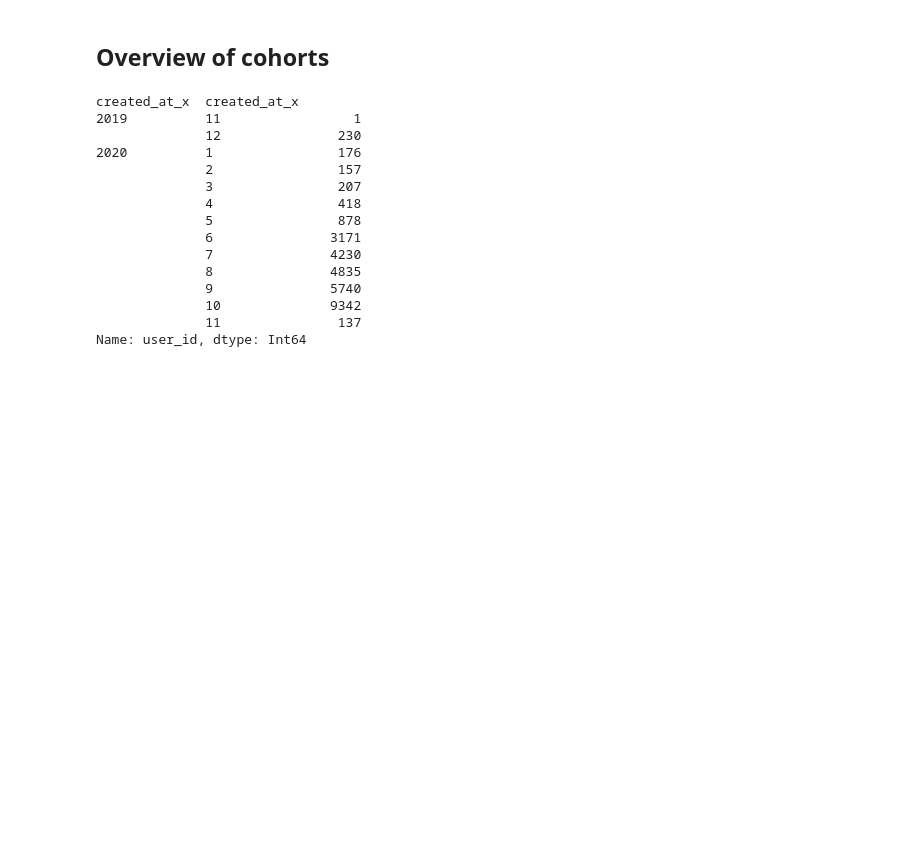
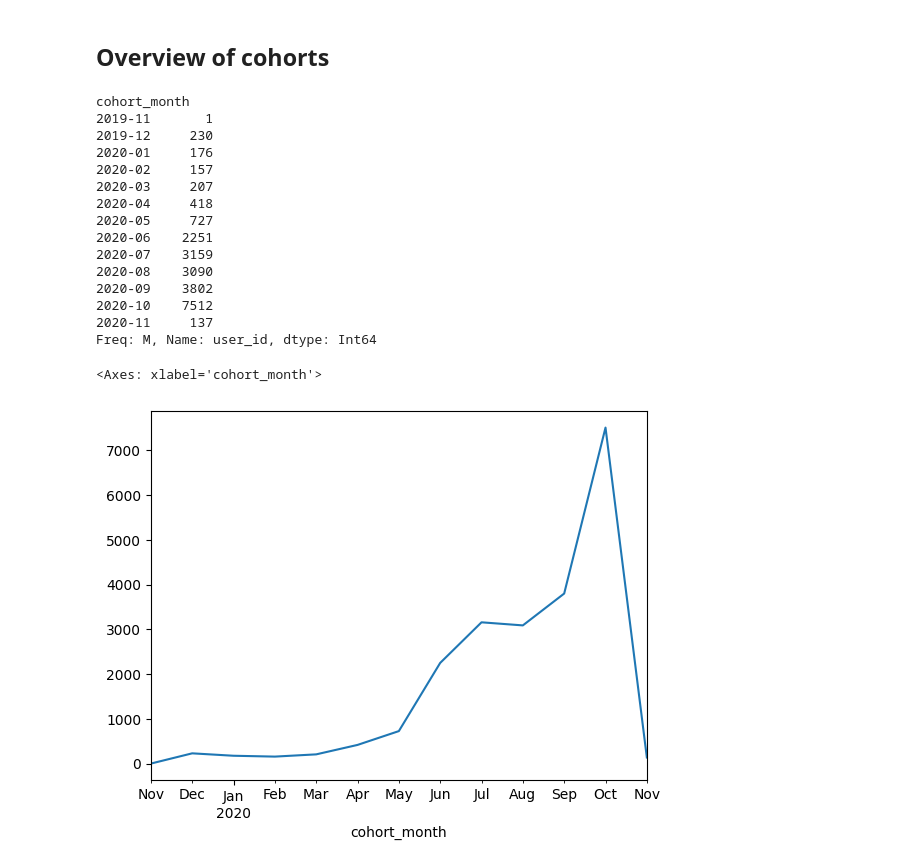
Before and after one commit to gfkpth/project-1-ironhack-payments-2-en, a Jupyter notebook: notebook/notebook.ipynb, the cells around one changed output. Drawn from its saved outputs; the diff is of its cells as text; code cells hidden in the pictures; blank space fills up the shorter version.

```diff
--- a/notebook/notebook.ipynb
+++ b/notebook/notebook.ipynb
@@ -627,24 +622,29 @@ print(df.head())
 [5 rows x 27 columns]
 # %% [markdown]
 ## Overview of cohorts
-# %%
-# cohorts are defined by year/month combinations
-
-# number of individuals per cohort
-df.groupby([df.created_at_x.dt.year,df.created_at_x.dt.month])['user_id'].count()
-# %% [output]
-created_at_x  created_at_x
-2019          11                 1
-              12               230
-2020          1                176
-              2                157
-              3                207
-              4                418
-              5                878
-              6               3171
-              7               4230
-              8               4835
-              9               5740
-              10              9342
-              11               137
-Name: user_id, dtype: Int64
+# %%
+# create a new column with the created_at converted to the month annotation like 2024-03-18, 2023-11-02 etc -> these can be used to be labels for the plot
+cashRequest_cp['cohort_month'] = cashRequest_cp['created_at'].dt.to_period('M')
+
+# This groupes the data by the newly generated column and takes the count of cashrequest that happened in eacht period
+time_plot_data = cashRequest_cp.groupby('cohort_month')['user_id'].count()
+# print(time_plot_data)
+time_plot_data.plot(kind='line')
+# %% [output]
+cohort_month
+2019-11       1
+2019-12     230
+2020-01     176
+2020-02     157
+2020-03     207
+2020-04     418
+2020-05     727
+2020-06    2251
+2020-07    3159
+2020-08    3090
+2020-09    3802
+2020-10    7512
+2020-11     137
+Freq: M, Name: user_id, dtype: Int64
+<Axes: xlabel='cohort_month'>
+[figure, added]
```
Also changed, not shown: parts of 1 cell of this notebook.
